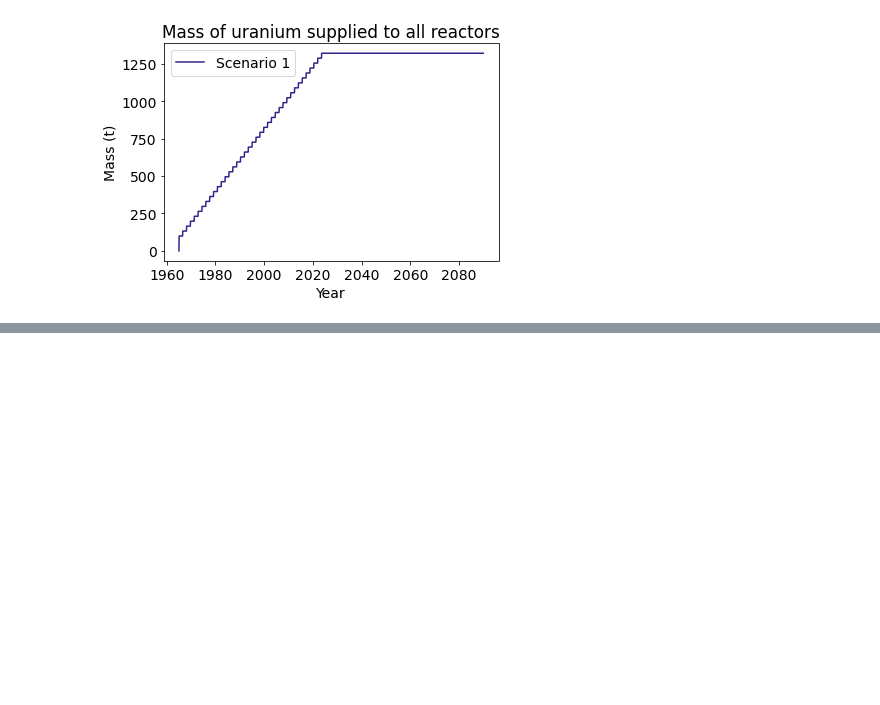
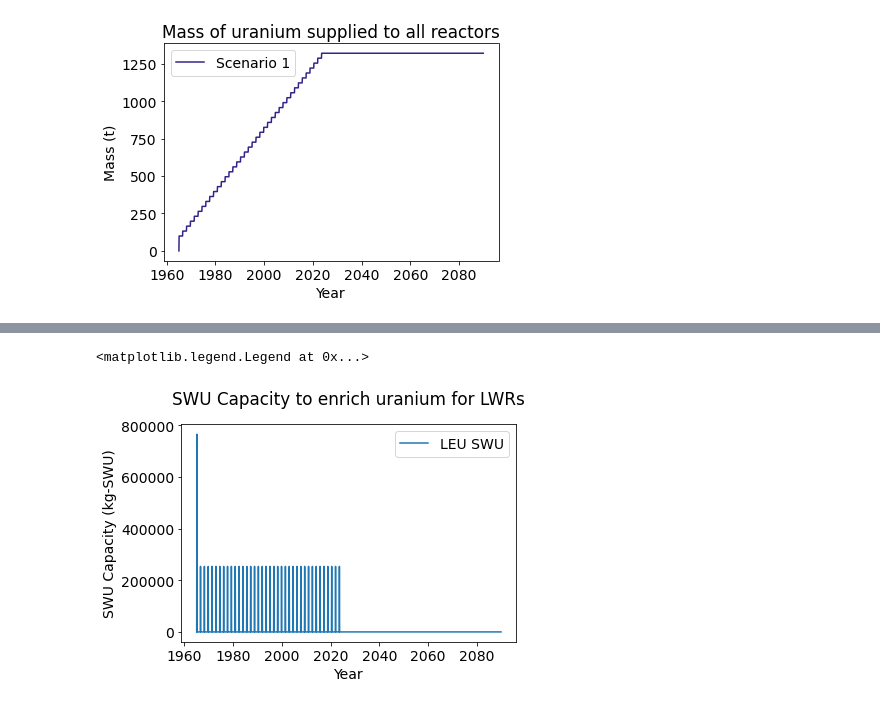
Before and after one commit to nsryan2/transition-scenarios, a Jupyter notebook: input/triso/rud_triso_analysis.ipynb, the cells around one changed output, grey strips where cells are left out. Cells and saved outputs as stored; diff of their text form; code cells hidden in the pictures; blank space fills up the shorter version.

```diff
--- a/input/triso/rud_triso_analysis.ipynb
+++ b/input/triso/rud_triso_analysis.ipynb
@@ -156,0 +162,24 @@ Text(0.5, 1.0, 'Mass of uranium supplied to all reactors')
+# %%
+#Defining assays for LEU product, tails, and feed material
+leu_p = 0.045
+x_f = 0.00711
+x_t = 0.002
+# %%
+current_tails = dta.calculate_tails(current_uox['Quantity'], leu_p, x_t, x_f)
+current_feed = dta.calculate_feed(current_uox['Quantity'], current_tails)
+current_swu = dta.calculate_SWU(current_uox['Quantity'], leu_p,
+                               current_tails, x_t,
+                               current_feed, x_f)
+current_swu = current_swu.to_frame().reset_index()
+current_swu = current_swu.rename(columns={'Quantity':'SWU', 'index':'Time'})
+current_swu = dta.add_year(current_swu)
+# %%
+plt.plot(current_swu['Year'], current_swu['SWU'], label='LEU SWU')
+
+plt.xlabel('Year')
+plt.ylabel('SWU Capacity (kg-SWU)')
+title = plt.title('SWU Capacity to enrich uranium for LWRs', pad=20)
+plt.legend()
+# %% [output]
+<matplotlib.legend.Legend at 0x...>
+[figure, added]
```
Also changed, not shown: parts of 1 cell of this notebook, 2 other files.
